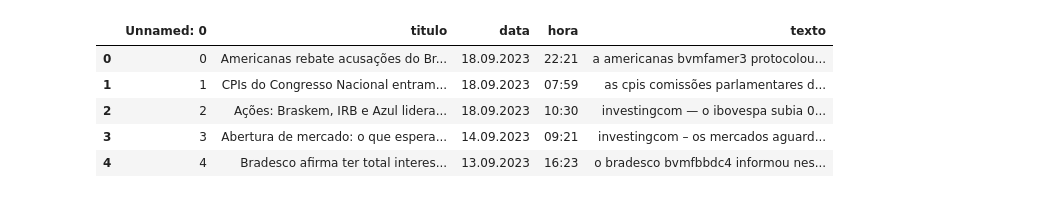
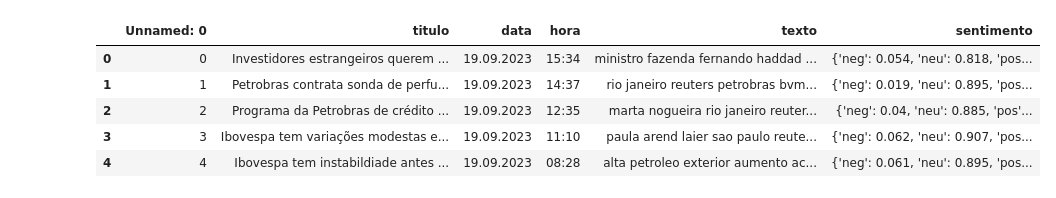
Before and after one commit to staubjoao/analise_sentimentos_financeiro, a Jupyter notebook: analise.ipynb, the cells around one changed output. Saved outputs shown, nothing was run; the diff lists cells and outputs as text; code cells hidden in the pictures.

```diff
--- a/analise.ipynb
+++ b/analise.ipynb
@@ -40,0 +29,28 @@ dados['sentimento'] = dados['texto'].apply(analisar_sentimento)
+# %%
+dados1 = pd.read_csv("./PETR4.csv")
+dados2 = pd.read_csv("./PETR4.csv")
+# %%
+analisador = SentimentIntensityAnalyzer()
+
+def combinar_paragrafos(texto_lista):
+    texto = ' '.join(texto_lista.strip("[]").replace("'", "").split(", "))
+    return texto
+
+def remover_maiusculas_e_pontuacao(texto):
+    texto = texto.lower()
+    texto = ''.join(char for char in texto if char not in punctuation)
+    return texto
+
+stopwords = spacy.lang.pt.stop_words.STOP_WORDS
+
+def tratamento_texto(texto):
+    texto_sem_acentos = unidecode(texto)
+    palavras = texto_sem_acentos.split(' ')
+    retorno = ''
+    for p in palavras:
+        if p not in stopwords:
+            retorno += f"{p} "
+    return retorno
+
+def analisar_sentimento(texto):
+    return analisador.polarity_scores(texto)
@@ -41 +61,8 @@ dados['sentimento'] = dados['texto'].apply(analisar_sentimento)
+# %%
+dados1['texto'] = dados1['texto'].apply(combinar_paragrafos)
+dados1['sentimento'] = dados1['texto'].apply(analisar_sentimento)
+
+dados2['texto'] = dados2['texto'].apply(remover_maiusculas_e_pontuacao)
+dados2['sentimento'] = dados2['texto'].apply(analisar_sentimento)
+dados2['texto'] = dados2['texto'].apply(tratamento_texto)
 # %%
@@ -78,12 +105,12 @@ dados['texto'] = dados['texto'].apply(remover_maiusculas_e_pontuacao)
 # %%
-dados.head()
+dados2.head()
 # %% [output]
-|  | Unnamed: 0 | titulo | data | hora | texto |
-| 0 | 0 | Americanas rebate acusações do Br... | 18.09.2023 | 22:21 | a americanas bvmfamer3 protocolou... |
-| 1 | 1 | CPIs do Congresso Nacional entram... | 18.09.2023 | 07:59 | as cpis comissões parlamentares d... |
-| 2 | 2 | Ações: Braskem, IRB e Azul lidera... | 18.09.2023 | 10:30 | investingcom — o ibovespa subia 0... |
-| 3 | 3 | Abertura de mercado: o que espera... | 14.09.2023 | 09:21 | investingcom – os mercados aguard... |
-| 4 | 4 | Bradesco afirma ter total interes... | 13.09.2023 | 16:23 | o bradesco bvmfbbdc4 informou nes... |
+|  | Unnamed: 0 | titulo | data | hora | texto | sentimento |
+| 0 | 0 | Investidores estrangeiros querem ... | 19.09.2023 | 15:34 | ministro fazenda fernando haddad ... | {'neg': 0.054, 'neu': 0.818, 'pos... |
+| 1 | 1 | Petrobras contrata sonda de perfu... | 19.09.2023 | 14:37 | rio janeiro reuters petrobras bvm... | {'neg': 0.019, 'neu': 0.895, 'pos... |
+| 2 | 2 | Programa da Petrobras de crédito ... | 19.09.2023 | 12:35 | marta nogueira rio janeiro reuter... | {'neg': 0.04, 'neu': 0.885, 'pos'... |
+| 3 | 3 | Ibovespa tem variações modestas e... | 19.09.2023 | 11:10 | paula arend laier sao paulo reute... | {'neg': 0.062, 'neu': 0.907, 'pos... |
+| 4 | 4 | Ibovespa tem instabildiade antes ... | 19.09.2023 | 08:28 | alta petroleo exterior aumento ac... | {'neg': 0.061, 'neu': 0.895, 'pos... |
 # %%
 token_espaco = tokenize.WhitespaceTokenizer()
 frase_processada = list()
```
Also changed, not shown: parts of 16 cells of this notebook, 5 other files.
